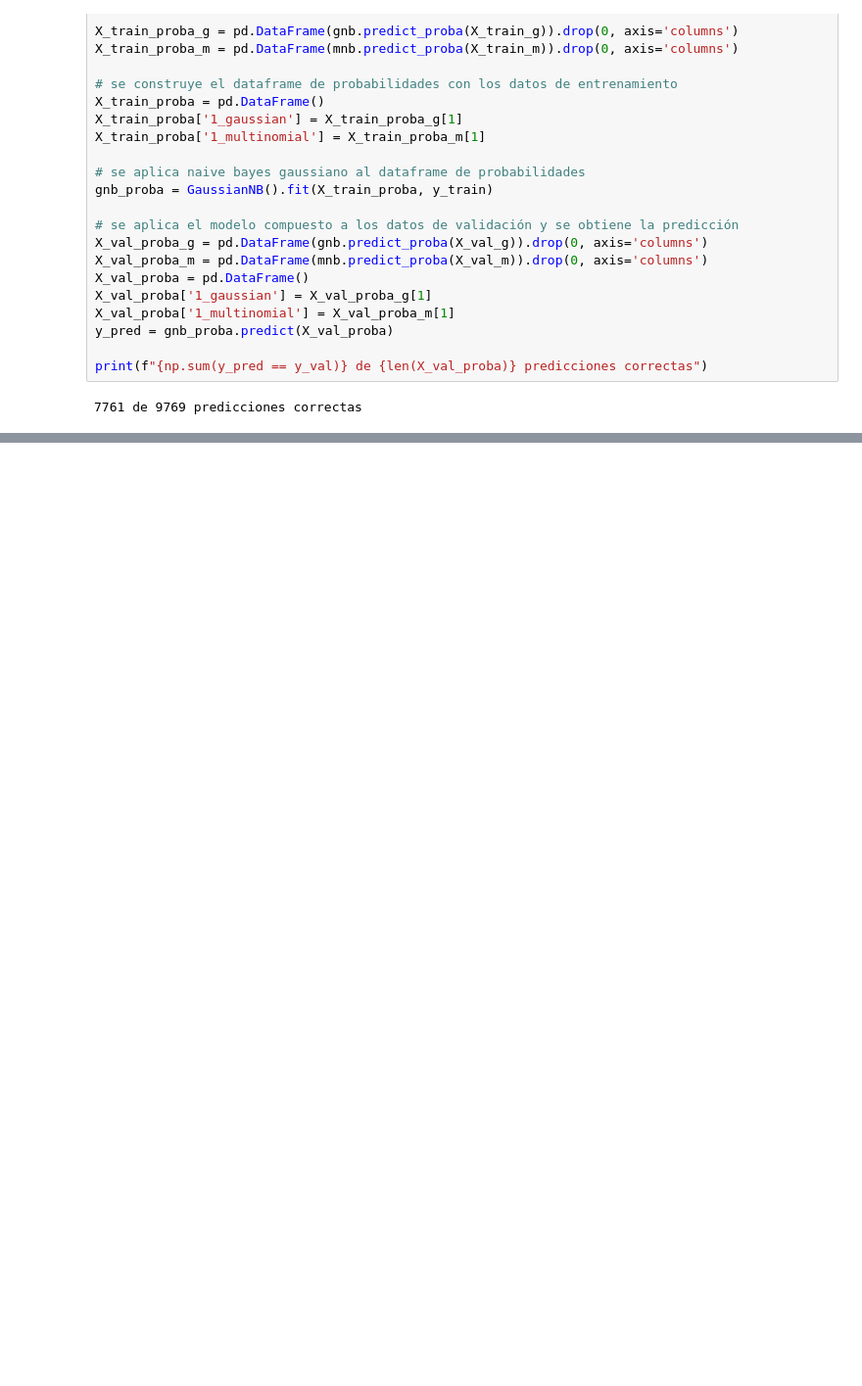
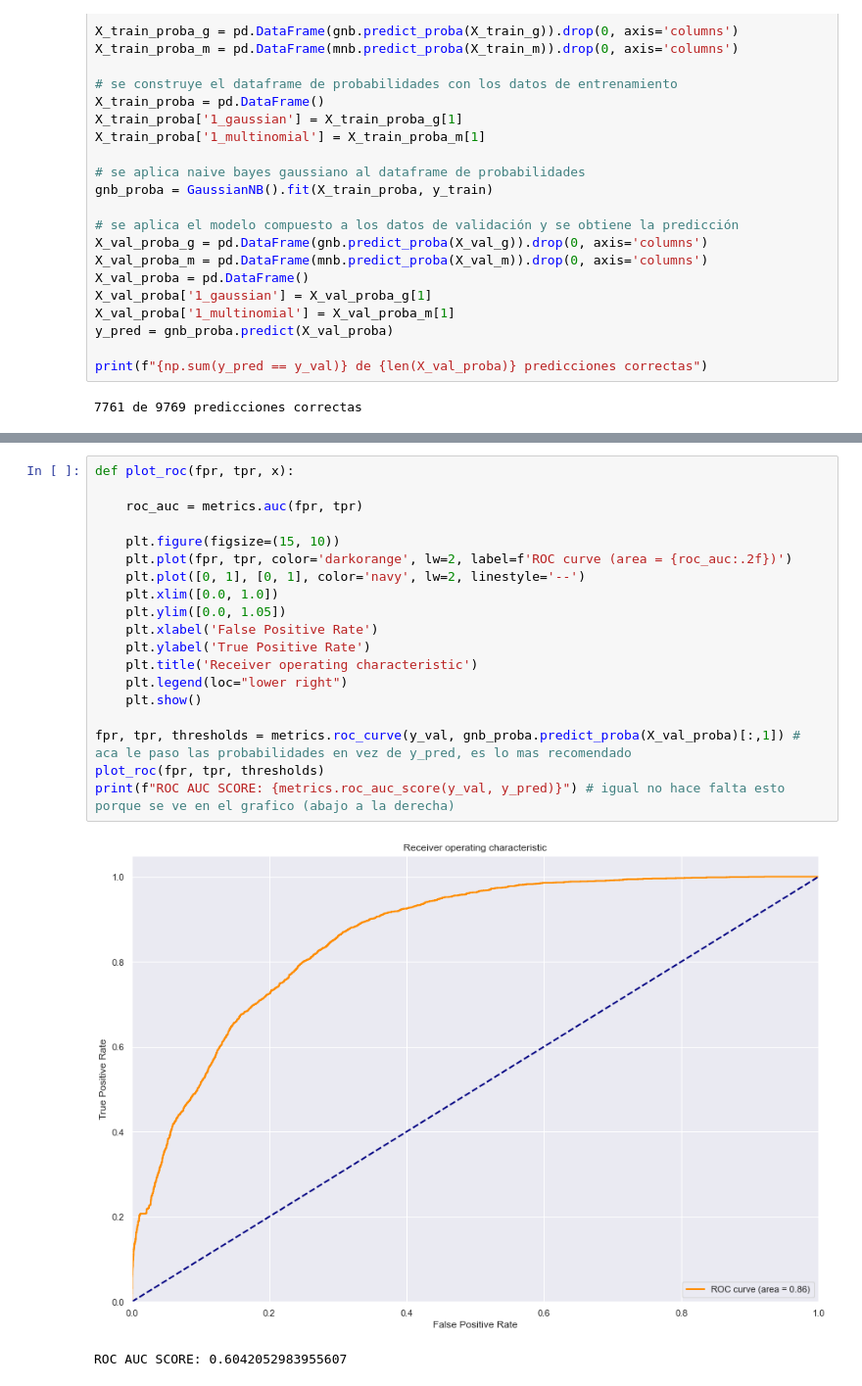
Before and after one commit to TomasArrachea/TP-Organizacion-de-Datos, a Jupyter notebook: parte_2/nb.ipynb, the cells around one changed output, grey strips where cells are left out. Shown: that part at 98% size. Cells and saved outputs as stored; diff of their text form; blank space fills up the shorter version.

```diff
--- a/parte_2/nb.ipynb
+++ b/parte_2/nb.ipynb
@@ -83,0 +141,22 @@ print(f"{np.sum(y_pred == y_val)} de {len(X_val_proba)} predicciones correctas")
+# %%
+def plot_roc(fpr, tpr, x):
+
+    roc_auc = metrics.auc(fpr, tpr)
+
+    plt.figure(figsize=(15, 10))
+    plt.plot(fpr, tpr, color='darkorange', lw=2, label=f'ROC curve (area = {roc_auc:.2f})')
+    plt.plot([0, 1], [0, 1], color='navy', lw=2, linestyle='--')
+    plt.xlim([0.0, 1.0])
+    plt.ylim([0.0, 1.05])
+    plt.xlabel('False Positive Rate')
+    plt.ylabel('True Positive Rate')
+    plt.title('Receiver operating characteristic')
+    plt.legend(loc="lower right")
+    plt.show()
+
+fpr, tpr, thresholds = metrics.roc_curve(y_val, gnb_proba.predict_proba(X_val_proba)[:,1]) # aca le paso las probabilidades en vez de y_pred, es lo mas recomendado
+plot_roc(fpr, tpr, thresholds)
+print(f"ROC AUC SCORE: {metrics.roc_auc_score(y_val, y_pred)}") # igual no hace falta esto porque se ve en el grafico (abajo a la derecha)
+# %% [output]
+[figure, added]
+ROC AUC SCORE: 0.6042052983955607
```
Also changed, not shown: parts of 9 cells of this notebook.
